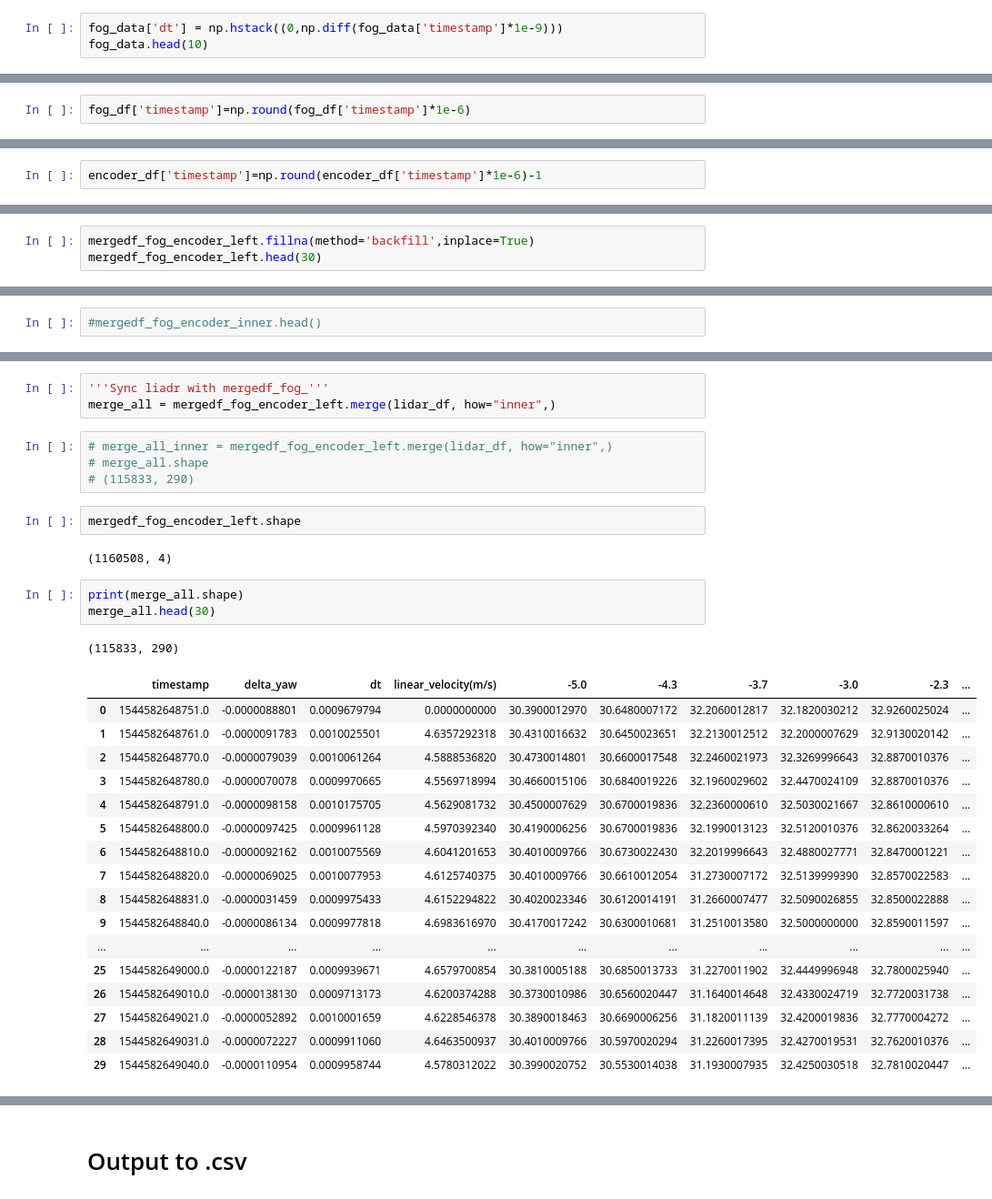
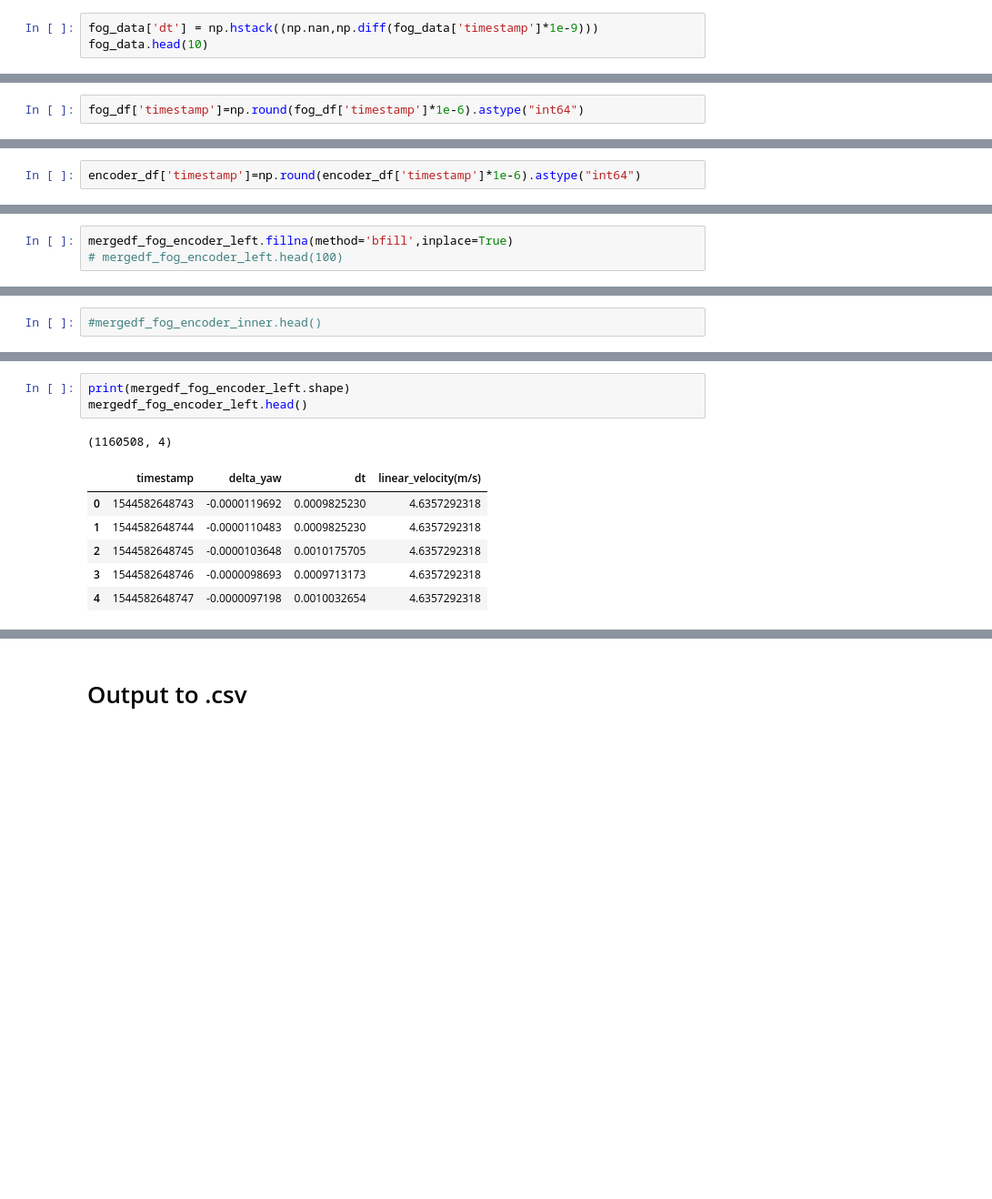
Before and after one commit to yifanwu2828/Particle-Filter-SLAM, a Jupyter notebook: code/data/exploreData.ipynb, the cells around one changed output, grey strips where cells are left out. Shown: that part at 91% size. Saved outputs shown, nothing was run; the diff lists cells and outputs as text; blank space fills up the shorter version.

Commit message:
Output fog_encoder_df for Dead Reckoning

```diff
--- a/code/data/exploreData.ipynb
+++ b/code/data/exploreData.ipynb
@@ -140,5 +162,5 @@ pd.set_option("precision", 10)
 # %%
-fog_data['dt'] = np.hstack((0,np.diff(fog_data['timestamp']*1e-9)))
+fog_data['dt'] = np.hstack((np.nan,np.diff(fog_data['timestamp']*1e-9)))
 fog_data.head(10)
 # %% [output]
 |  | timestamp | delta_roll | delta_pitch | delta_yaw | dt |
@@ -208,7 +208,7 @@ encoder_df.head()
 | 3 | 1544582648781765037 | 4.5569718994 |
 | 4 | 1544582648791768265 | 4.5629081732 |
 # %%
-fog_df['timestamp']=np.round(fog_df['timestamp']*1e-6)
+fog_df['timestamp']=np.round(fog_df['timestamp']*1e-6).astype("int64")
 # %%
 print(fog_df.shape)
 fog_df.head(10)
@@ -228,5 +228,5 @@ fog_df.head(10)
 # %%
-encoder_df['timestamp']=np.round(encoder_df['timestamp']*1e-6)-1
+encoder_df['timestamp']=np.round(encoder_df['timestamp']*1e-6).astype("int64")
 # %%
 print(encoder_df.shape)
 encoder_df.head(10)
@@ -314,7 +279,7 @@ dt                      False
 linear_velocity(m/s)     True
 dtype: bool
 # %%
-mergedf_fog_encoder_left.fillna(method='backfill',inplace=True)
-mergedf_fog_encoder_left.head(30)
+mergedf_fog_encoder_left.fillna(method='bfill',inplace=True)
+# mergedf_fog_encoder_left.head(100)
 # %% [output]
 |  | timestamp | delta_roll | delta_pitch | delta_yaw | dt | linear_velocity(m/s) |
@@ -405,33 +377,11 @@ mergedf_fog_encoder_left.head()
-# %%
-'''Sync liadr with mergedf_fog_'''
-merge_all = mergedf_fog_encoder_left.merge(lidar_df, how="inner",)
-# %%
-# merge_all_inner = mergedf_fog_encoder_left.merge(lidar_df, how="inner",)
-# merge_all.shape
-# (115833, 290)
-# %%
-mergedf_fog_encoder_left.shape
-# %% [output]
-(1160508, 4)
 # %%
-print(merge_all.shape)
-merge_all.head(30)
+print(mergedf_fog_encoder_left.shape)
+mergedf_fog_encoder_left.head()
 # %% [output]
-(115833, 290)
+(1160508, 4)
-|  | timestamp | delta_yaw | dt | linear_velocity(m/s) | -5.0 | -4.3 | -3.7 | -3.0 | -2.3 | ... |
-| 0 | 1544582648751.0 | -0.0000088801 | 0.0009679794 | 0.0000000000 | 30.3900012970 | 30.6480007172 | 32.2060012817 | 32.1820030212 | 32.9260025024 | ... |
-| 1 | 1544582648761.0 | -0.0000091783 | 0.0010025501 | 4.6357292318 | 30.4310016632 | 30.6450023651 | 32.2130012512 | 32.2000007629 | 32.9130020142 | ... |
-| 2 | 1544582648770.0 | -0.0000079039 | 0.0010061264 | 4.5888536820 | 30.4730014801 | 30.6600017548 | 32.2460021973 | 32.3269996643 | 32.8870010376 | ... |
-| 3 | 1544582648780.0 | -0.0000070078 | 0.0009970665 | 4.5569718994 | 30.4660015106 | 30.6840019226 | 32.1960029602 | 32.4470024109 | 32.8870010376 | ... |
-| 4 | 1544582648791.0 | -0.0000098158 | 0.0010175705 | 4.5629081732 | 30.4500007629 | 30.6700019836 | 32.2360000610 | 32.5030021667 | 32.8610000610 | ... |
-| 5 | 1544582648800.0 | -0.0000097425 | 0.0009961128 | 4.5970392340 | 30.4190006256 | 30.6700019836 | 32.1990013123 | 32.5120010376 | 32.8620033264 | ... |
-| 6 | 1544582648810.0 | -0.0000092162 | 0.0010075569 | 4.6041201653 | 30.4010009766 | 30.6730022430 | 32.2019996643 | 32.4880027771 | 32.8470001221 | ... |
-| 7 | 1544582648820.0 | -0.0000069025 | 0.0010077953 | 4.6125740375 | 30.4010009766 | 30.6610012054 | 31.2730007172 | 32.5139999390 | 32.8570022583 | ... |
-| 8 | 1544582648831.0 | -0.0000031459 | 0.0009975433 | 4.6152294822 | 30.4020023346 | 30.6120014191 | 31.2660007477 | 32.5090026855 | 32.8500022888 | ... |
-| 9 | 1544582648840.0 | -0.0000086134 | 0.0009977818 | 4.6983616970 | 30.4170017242 | 30.6300010681 | 31.2510013580 | 32.5000000000 | 32.8590011597 | ... |
-| ... | ... | ... | ... | ... | ... | ... | ... | ... | ... | ... |
-| 25 | 1544582649000.0 | -0.0000122187 | 0.0009939671 | 4.6579700854 | 30.3810005188 | 30.6850013733 | 31.2270011902 | 32.4449996948 | 32.7800025940 | ... |
-| 26 | 1544582649010.0 | -0.0000138130 | 0.0009713173 | 4.6200374288 | 30.3730010986 | 30.6560020447 | 31.1640014648 | 32.4330024719 | 32.7720031738 | ... |
-| 27 | 1544582649021.0 | -0.0000052892 | 0.0010001659 | 4.6228546378 | 30.3890018463 | 30.6690006256 | 31.1820011139 | 32.4200019836 | 32.7770004272 | ... |
-| 28 | 1544582649031.0 | -0.0000072227 | 0.0009911060 | 4.6463500937 | 30.4010009766 | 30.5970020294 | 31.2260017395 | 32.4270019531 | 32.7620010376 | ... |
-| 29 | 1544582649040.0 | -0.0000110954 | 0.0009958744 | 4.5780312022 | 30.3990020752 | 30.5530014038 | 31.1930007935 | 32.4250030518 | 32.7810020447 | ... |
+|  | timestamp | delta_yaw | dt | linear_velocity(m/s) |
+| 0 | 1544582648743 | -0.0000119692 | 0.0009825230 | 4.6357292318 |
+| 1 | 1544582648744 | -0.0000110483 | 0.0009825230 | 4.6357292318 |
+| 2 | 1544582648745 | -0.0000103648 | 0.0010175705 | 4.6357292318 |
+| 3 | 1544582648746 | -0.0000098693 | 0.0009713173 | 4.6357292318 |
+| 4 | 1544582648747 | -0.0000097198 | 0.0010032654 | 4.6357292318 |
```
Also changed, not shown: parts of 31 cells of this notebook.
